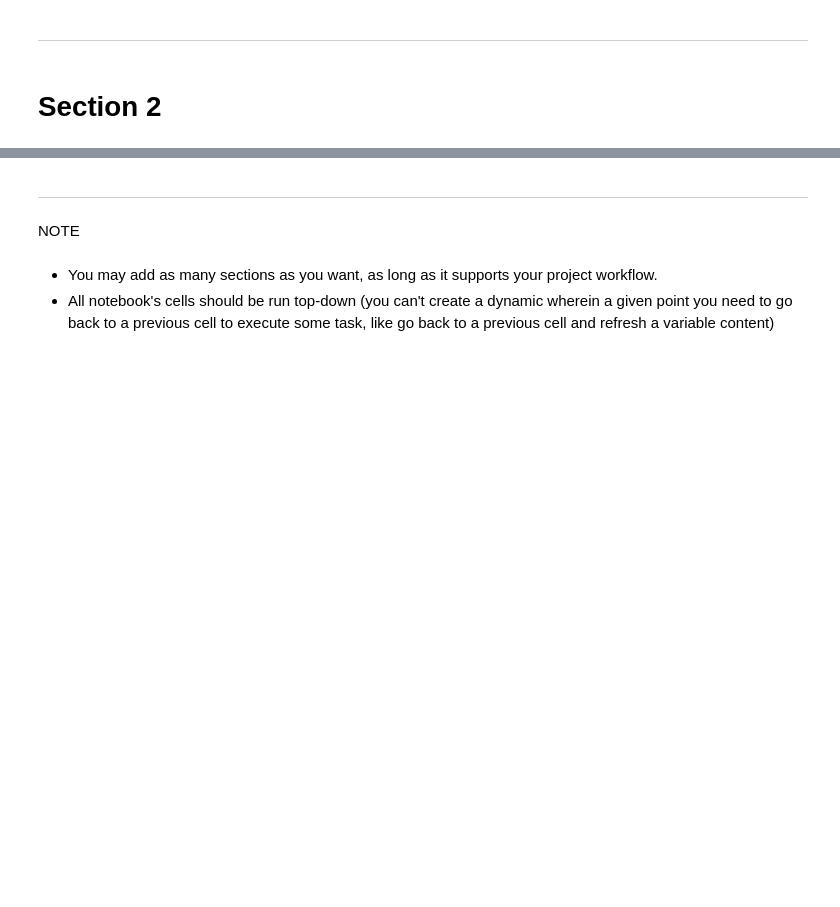
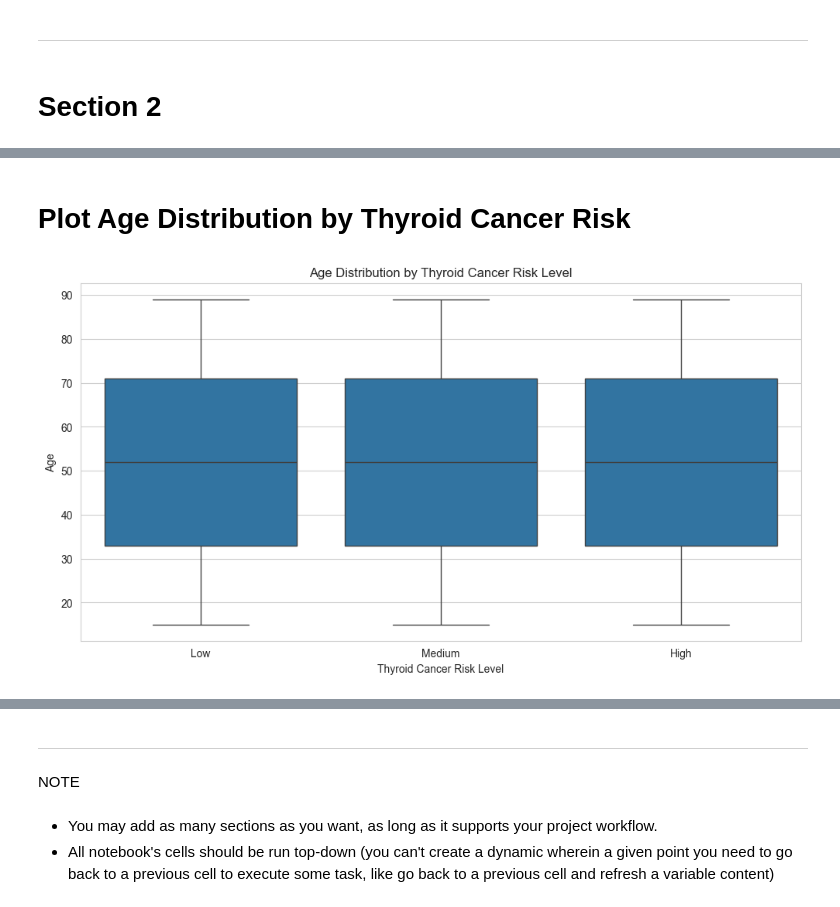
Before and after one commit to kenanwright1988/Thyroid-Risk-Analysis, a Jupyter notebook: jupyter_notebooks/Thyroid Risk Analysis.ipynb, the cells around one changed output, grey strips where cells are left out. Drawn from its saved outputs; the diff is of its cells as text; code cells hidden in the pictures; blank space fills up the shorter version.

```diff
--- a/jupyter_notebooks/Thyroid Risk Analysis.ipynb
+++ b/jupyter_notebooks/Thyroid Risk Analysis.ipynb
@@ -201,0 +325,11 @@ Section 2 content
+# %% [markdown]
+# Plot Age Distribution by Thyroid Cancer Risk
+# %%
+plt.figure(figsize=(12, 6))
+sns.boxplot(x=df['Thyroid_Cancer_Risk'], y=df['Age'])
+plt.title("Age Distribution by Thyroid Cancer Risk Level")
+plt.xlabel("Thyroid Cancer Risk Level")
+plt.ylabel("Age")
+plt.show()
+# %% [output]
+[figure, added]
```
Also changed, not shown: parts of 23 cells of this notebook, 2 other files.
